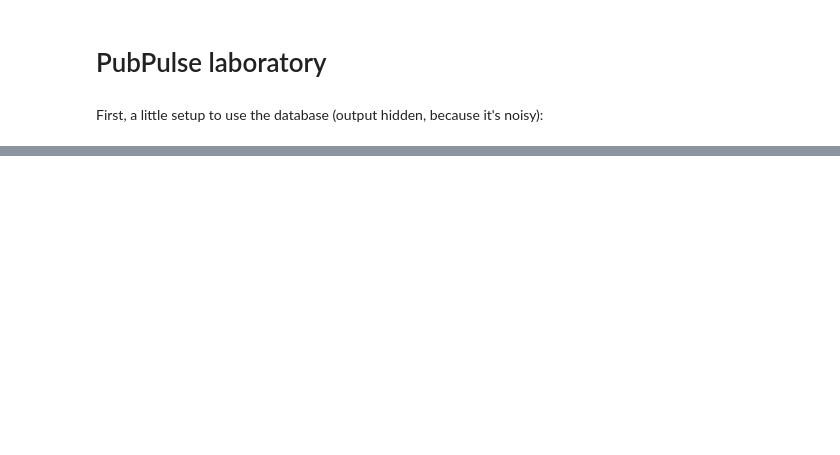
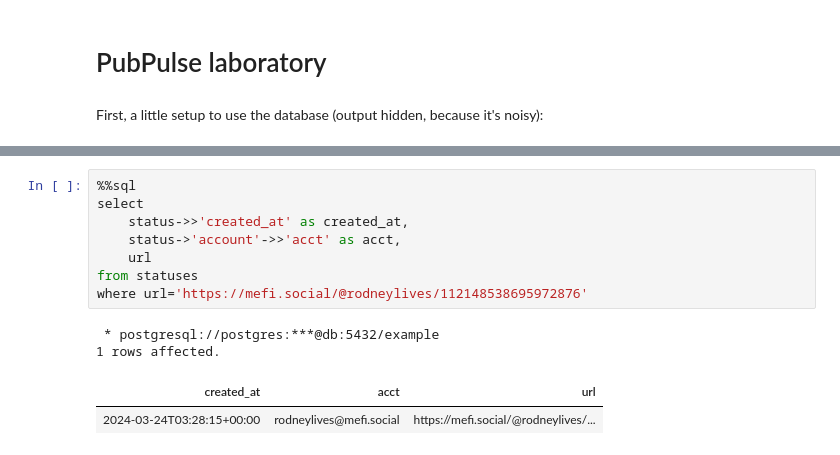
Before and after one commit to lmorchard/pubpulse, a Jupyter notebook: notebook/index.ipynb, the cells around one changed output, grey strips where cells are left out. Drawn from its saved outputs; the diff is of its cells as text; blank space fills up the shorter version.

```diff
--- a/notebook/index.ipynb
+++ b/notebook/index.ipynb
@@ -30,0 +44,13 @@ LIMIT 5;
+# %%
+%%sql
+select
+    status->>'created_at' as created_at,
+    status->'account'->>'acct' as acct,
+    url
+from statuses
+where url='https://mefi.social/@rodneylives/112148538695972876'
+# %% [output]
+ * postgresql://postgres:***@db:5432/example
+1 rows affected.
+| created_at | acct | url |
+| 2024-03-24T03:28:15+00:00 | rodneylives@mefi.social | https://mefi.social/@rodneylives/... |
```
Also changed, not shown: parts of 8 cells of this notebook, 5 other files.
